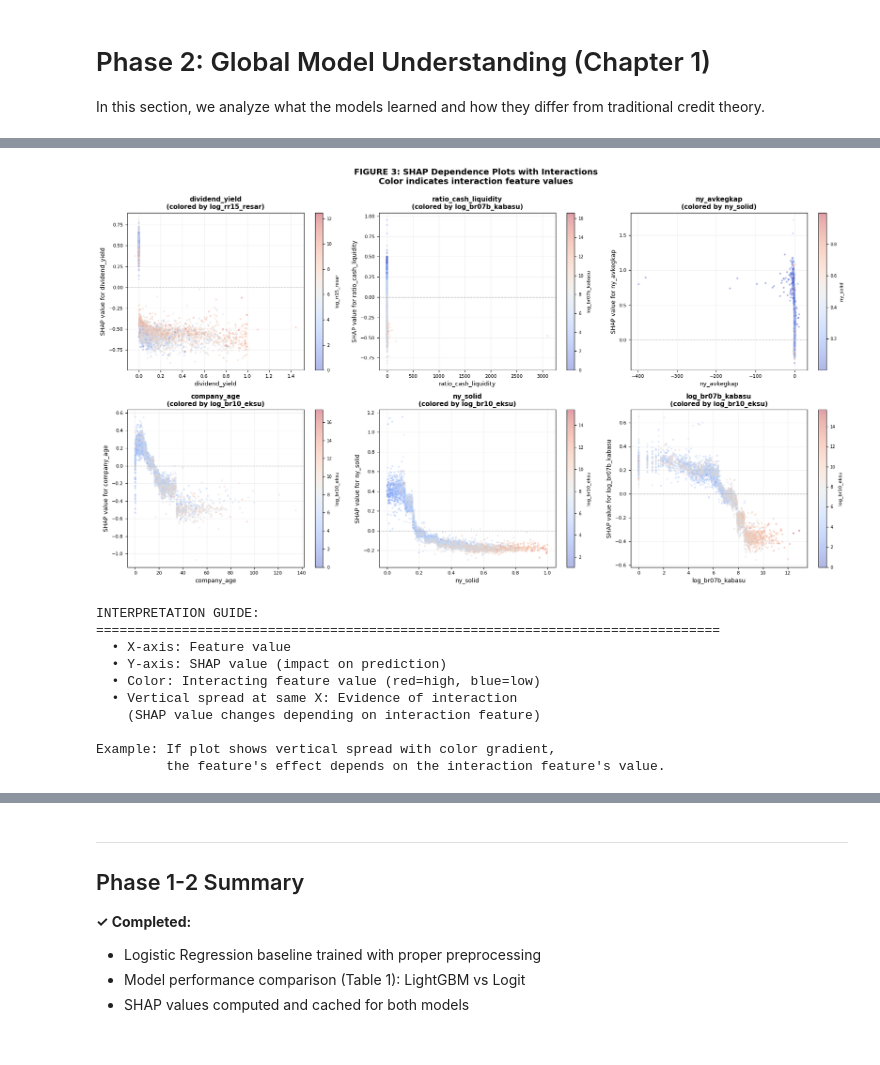
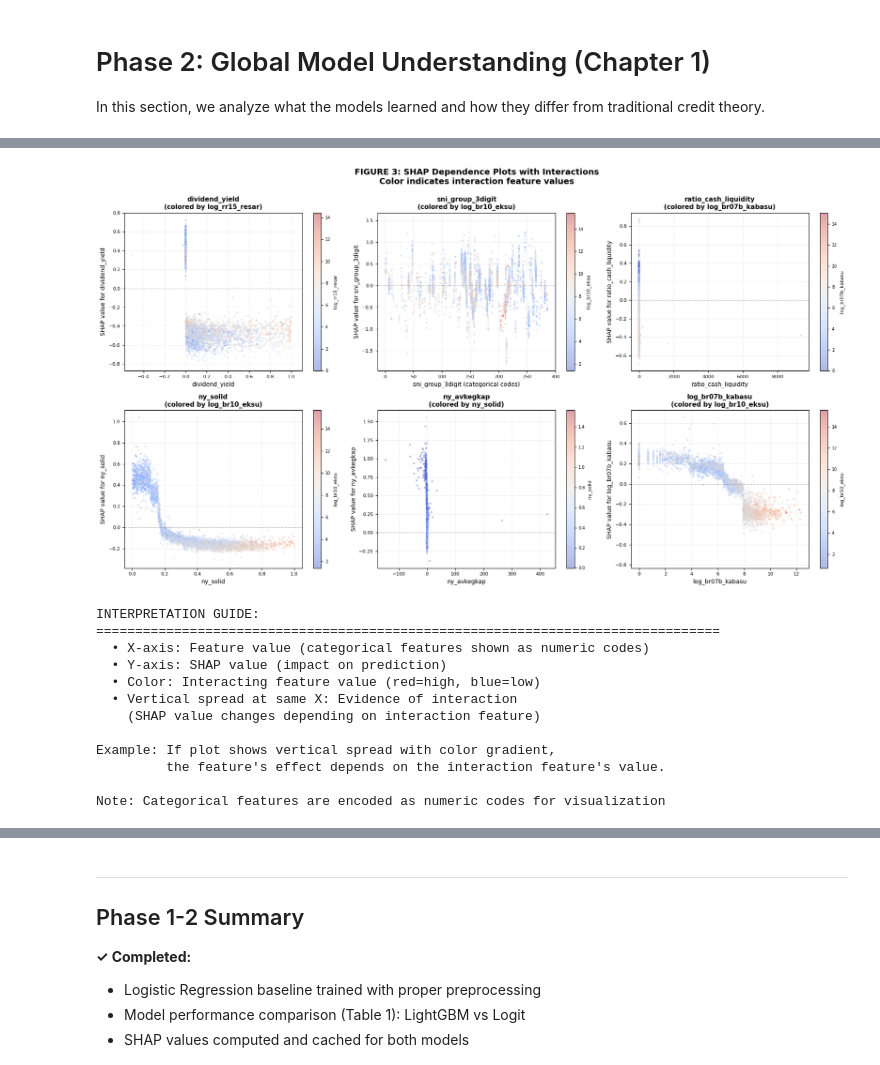
Before and after one commit to vilhelm-k/credit-risk-xai-thesis, a Jupyter notebook: notebooks/05_xai_exploration.ipynb, the cells around one changed output, grey strips where cells are left out. Drawn from its saved outputs; the diff is of its cells as text; code cells hidden in the pictures.

```diff
--- a/notebooks/05_xai_exploration.ipynb
+++ b/notebooks/05_xai_exploration.ipynb
@@ -835,6 +986,8 @@ def find_interaction_feature(shap_values, X, target_feature_idx, top_n=5):
     """
     Find which feature interacts most strongly with target feature.
     Interaction strength measured by correlation between feature values and SHAP values.
+
+    Handles categorical features by using label encoding for correlation computation.
     """
     n_features = shap_values.shape[1]
     interaction_scores = np.zeros(n_features)
@@ -845,12 +998,18 @@ def find_interaction_feature(shap_values, X, target_feature_idx, top_n=5):
         if i == target_feature_idx:
             continue
 
-        # Correlation between feature i's values and target feature's SHAP values
-        # High correlation = feature i modulates target feature's effect
-        feature_vals = X.iloc[:, i].values
+        # Get feature values
+        feature_vals = X.iloc[:, i]
+
+        # Handle categorical features: convert to codes
+        if feature_vals.dtype.name == 'category':
+            feature_vals = feature_vals.cat.codes.values.astype(float)
+            feature_vals[feature_vals < 0] = np.nan  # Handle missing categories
+        else:
+            feature_vals = feature_vals.values
 
         # Handle NaN
-        valid_mask = ~(np.isnan(feature_vals) | np.isnan(target_shap))
+        valid_mask = ~(pd.isna(feature_vals) | np.isnan(target_shap))
         if valid_mask.sum() > 100:  # Need enough samples
             interaction_scores[i] = np.abs(np.corrcoef(
                 feature_vals[valid_mask],
@@ -884,6 +1043,7 @@ interaction_df = pd.DataFrame(interaction_summary)
 print("\nTABLE 3: TOP FEATURE INTERACTIONS (Top 10 Features)")
 print(interaction_df[['feature', 'top_interacting_feature', 'interaction_strength']].to_string(index=False))
 print("\nInteraction strength: Correlation between interaction feature's values and target feature's SHAP")
+print("Note: Categorical features are encoded as numeric codes for correlation computation")
 # %% [output]
 Detecting feature interactions via SHAP...
 ================================================================================
@@ -907,12 +1082,30 @@ for idx, feat_info in enumerate(top_6_for_plots):
     interact_idx = X_val.columns.get_loc(interaction_feat)
 
     # Get feature values and SHAP values
-    x_vals = X_val.iloc[:, feat_idx].values
+    x_vals_raw = X_val.iloc[:, feat_idx]
     y_vals = shap_values_lgbm[:, feat_idx]
-    color_vals = X_val.iloc[:, interact_idx].values
+    color_vals_raw = X_val.iloc[:, interact_idx]
+
+    # Handle categorical x-axis: convert to codes
+    if x_vals_raw.dtype.name == 'category':
+        x_vals = x_vals_raw.cat.codes.values.astype(float)
+        x_vals[x_vals < 0] = np.nan
+        x_label = f"{feature} (categorical codes)"
+    else:
+        x_vals = x_vals_raw.values
+        x_label = feature
+
+    # Handle categorical color: convert to codes
+    if color_vals_raw.dtype.name == 'category':
+        color_vals = color_vals_raw.cat.codes.values.astype(float)
+        color_vals[color_vals < 0] = np.nan
+        color_label = f"{interaction_feat} (codes)"
+    else:
+        color_vals = color_vals_raw.values
+        color_label = interaction_feat
 
     # Remove NaN for plotting
-    valid_mask = ~(np.isnan(x_vals) | np.isnan(y_vals) | np.isnan(color_vals))
+    valid_mask = ~(pd.isna(x_vals) | np.isnan(y_vals) | pd.isna(color_vals))
 
     # Subsample for cleaner plots (max 5000 points)
     if valid_mask.sum() > 5000:
@@ -932,40 +1125,41 @@ for idx, feat_info in enumerate(top_6_for_plots):
     )
 
     # Add colorbar
     cbar = plt.colorbar(scatter, ax=ax)
-    cbar.set_label(interaction_feat, fontsize=8)
+    cbar.set_label(color_label, fontsize=8)
     cbar.ax.tick_params(labelsize=7)
 
     # Add horizontal line at y=0
     ax.axhline(y=0, color='gray', linestyle='--', linewidth=1, alpha=0.5)
 
     # Labels
-    ax.set_xlabel(feature, fontsize=10)
+    ax.set_xlabel(x_label, fontsize=10)
     ax.set_ylabel(f'SHAP value for {feature}', fontsize=10)
     ax.set_title(f'{feature}\n(colored by {interaction_feat})', fontsize=11, fontweight='bold')
     ax.tick_params(labelsize=8)
     ax.grid(alpha=0.2)
 
 plt.suptitle('FIGURE 3: SHAP Dependence Plots with Interactions\n' +
              'Color indicates interaction feature values',
              fontsize=14, fontweight='bold', y=0.995)
 plt.tight_layout()
 plt.show()
 
 print("\nINTERPRETATION GUIDE:")
 print("=" * 80)
-print("  • X-axis: Feature value")
+print("  • X-axis: Feature value (categorical features shown as numeric codes)")
 print("  • Y-axis: SHAP value (impact on prediction)")
 print("  • Color: Interacting feature value (red=high, blue=low)")
 print("  • Vertical spread at same X: Evidence of interaction")
 print("    (SHAP value changes depending on interaction feature)")
 print("\nExample: If plot shows vertical spread with color gradient,")
 print("         the feature's effect depends on the interaction feature's value.")
+print("\nNote: Categorical features are encoded as numeric codes for visualization")
 # %% [output]
-[figure, old version]
+[figure, new version]
 INTERPRETATION GUIDE:
 ================================================================================
-  • X-axis: Feature value
+  • X-axis: Feature value (categorical features shown as numeric codes)
   • Y-axis: SHAP value (impact on prediction)
   • Color: Interacting feature value (red=high, blue=low)
   • Vertical spread at same X: Evidence of interaction
@@ -973,6 +1167,8 @@ INTERPRETATION GUIDE:
 
 Example: If plot shows vertical spread with color gradient,
          the feature's effect depends on the interaction feature's value.
+
+Note: Categorical features are encoded as numeric codes for visualization
 # %%
 ## 2.4 SHAP Summary Visualizations
 
```
Also changed, not shown: parts of 14 cells of this notebook, 4 other files.
